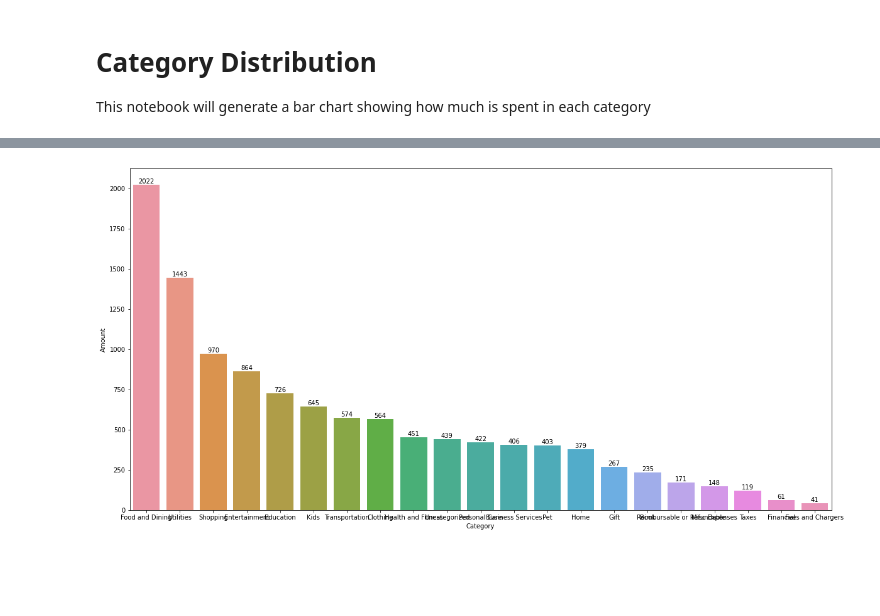
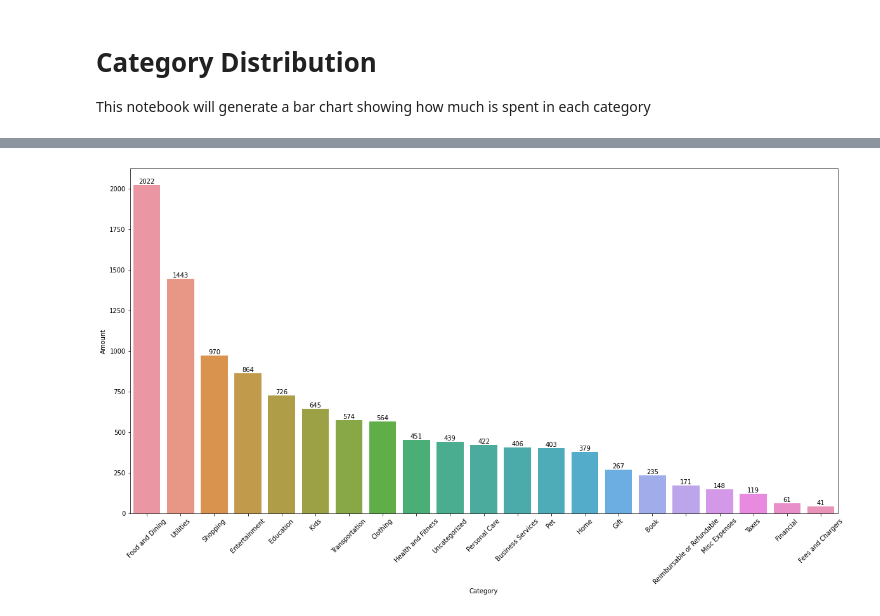
Before and after one commit to NguyenTran2002/CloudFinance, a Jupyter notebook: Jupyter Tools/category_distribution.ipynb, the cells around one changed output, grey strips where cells are left out. Drawn from its saved outputs; the diff is of its cells as text; code cells hidden in the pictures; blank space fills up the shorter version.

```diff
--- a/Jupyter Tools/category_distribution.ipynb
+++ b/Jupyter Tools/category_distribution.ipynb
@@ -41,15 +41,16 @@ categories_df = pd.DataFrame(sum_category_dict.items(), columns = ['Category', '
 # %%
 # sort the data
 categories_df = categories_df.sort_values(by = ['Amount'], ascending=False)
 
 # create the bar chart
 plt.figure(figsize=(20, 10)) # size
+plt.xticks(rotation=45)
 ax = sns.barplot(x = 'Category', y = 'Amount', data = categories_df)
 
 # shows value on top of each bar
 for i in ax.containers:
     ax.bar_label(i,)
 
 plt.show()
 # %% [output]
-[figure, old version]
+[figure, new version]
```
Also changed, not shown: 3 other files.
